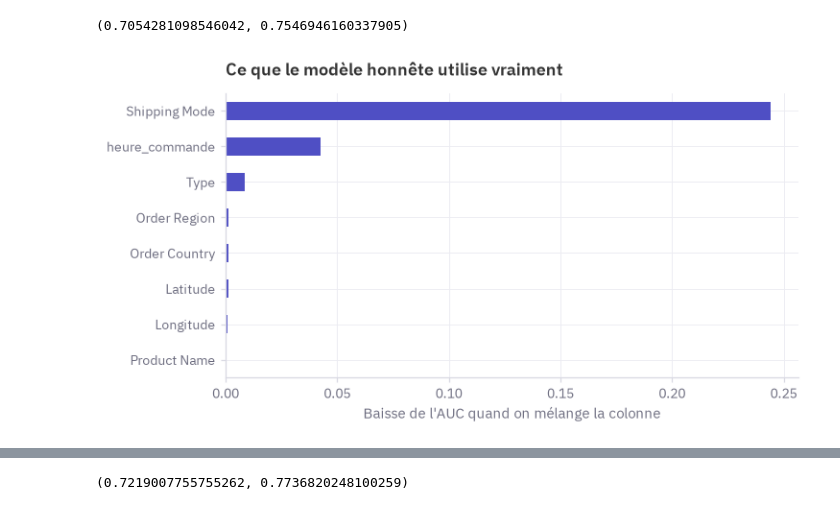
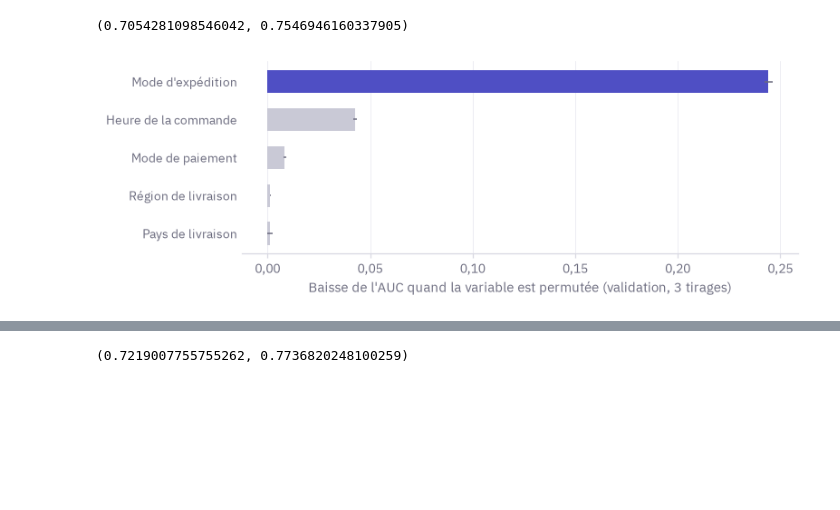
Before and after one commit to akrambouznad789-cyber/roadmap-ia, a Jupyter notebook: projets/P1-boosting-validation/P1_boosting_validation.ipynb, the cells around one changed output, grey strips where cells are left out. Drawn from its saved outputs; the diff is of its cells as text; code cells hidden in the pictures; blank space fills up the shorter version.

Commit message:
P1 : figures claires et sombres, README restructuré, environnement figé

```diff
--- a/projets/P1-boosting-validation/P1_boosting_validation.ipynb
+++ b/projets/P1-boosting-validation/P1_boosting_validation.ipynb
@@ -165,35 +169,48 @@ for numero, colonne in enumerate(colonnes_candidates, start=1):
 36 heure_commande
 # %%
 colonnes_qui_fuient = ["Delivery Status", "Days for shipping (real)", "Order Status"]
-colonnes_honnetes = [c for c in colonnes_candidates if c not in colonnes_qui_fuient]
+colonnes_sans_fuite = [c for c in colonnes_candidates if c not in colonnes_qui_fuient]
 
-variables_honnetes = variables[colonnes_honnetes]
-modele_honnete = HistGradientBoostingClassifier(categorical_features="from_dtype", random_state=0)
-modele_honnete.fit(variables_honnetes[est_entrainement], commandes.loc[est_entrainement, "Late_delivery_risk"])
+variables_sans_fuite = variables[colonnes_sans_fuite]
+modele_sans_fuite = HistGradientBoostingClassifier(categorical_features="from_dtype", random_state=0)
+modele_sans_fuite.fit(variables_sans_fuite[est_entrainement], commandes.loc[est_entrainement, "Late_delivery_risk"])
 
-probabilites_honnetes = modele_honnete.predict_proba(variables_honnetes[est_validation])[:, 1]
-accuracy_score(vraies_valeurs, probabilites_honnetes > 0.5), roc_auc_score(vraies_valeurs, probabilites_honnetes)
+probabilites_sans_fuite = modele_sans_fuite.predict_proba(variables_sans_fuite[est_validation])[:, 1]
+accuracy_score(vraies_valeurs, probabilites_sans_fuite > 0.5), roc_auc_score(vraies_valeurs, probabilites_sans_fuite)
 # %% [output]
 (0.7054281098546042, 0.7546946160337905)
 # %%
-from pathlib import Path
-import matplotlib.pyplot as plt
 from sklearn.inspection import permutation_importance
 
-Path("resultats").mkdir(exist_ok=True)
+importance = permutation_importance(
+    modele_sans_fuite, variables_sans_fuite[est_validation], vraies_valeurs,
+    scoring="roc_auc", n_repeats=3, random_state=0)
+importance_par_colonne = pd.Series(importance.importances_mean, index=colonnes_sans_fuite).sort_values()
 
-importance = permutation_importance(
-    modele_honnete, variables_honnetes[est_validation], vraies_valeurs,
-    scoring="roc_auc", n_repeats=3, random_state=0)
-importance_par_colonne = pd.Series(importance.importances_mean, index=colonnes_honnetes).sort_values()
+NOMS_LISIBLES = {"Shipping Mode": "Mode d'expédition", "heure_commande": "Heure de la commande", "Type": "Mode de paiement",
+                 "Order Region": "Région de livraison", "Order Country": "Pays de livraison", "Latitude": "Latitude du magasin",
+                 "Longitude": "Longitude du magasin", "Product Name": "Produit", "jour_semaine_commande": "Jour de la semaine",
+                 "mois_commande": "Mois de la commande", "Order City": "Ville de livraison"}
 
-axe = importance_par_colonne.tail(8).plot.barh(figsize=(7, 3.5))
-axe.set_xlabel("Baisse de l'AUC quand on mélange la colonne")
-axe.set_title("Ce que le modèle honnête utilise vraiment")
-plt.savefig("resultats/importance_variables.png", dpi=150, bbox_inches="tight")
-plt.show()
+
+def tracer_importance(couleurs):
+    premieres = importance_par_colonne.tail(5)
+    ecarts = pd.Series(importance.importances_std, index=colonnes_sans_fuite)[premieres.index]
+    teintes = [couleurs["neutre"]] * (len(premieres) - 1) + [couleurs["accent"]]
+    figure, axe = plt.subplots(figsize=(7.2, 2.5))
+    axe.barh([NOMS_LISIBLES.get(nom, nom) for nom in premieres.index], premieres.values, xerr=ecarts.values,
+             color=teintes, height=0.6, error_kw={"ecolor": couleurs["trait"], "elinewidth": 1, "capsize": 0})
+    axe.xaxis.set_major_formatter(en_francais(2))
+    axe.set_xlabel("Baisse de l'AUC quand la variable est permutée (validation, 3 tirages)")
+    axe.grid(axis="y", visible=False)
+    axe.spines["left"].set_visible(False)
+    axe.tick_params(axis="y", length=0)
+    return figure
+
+
+sauver_clair_et_sombre(tracer_importance, "resultats/importance_variables")
 # %% [output]
-[figure, old version]
+[figure, new version]
 # %%
 modele_courbe = HistGradientBoostingClassifier(categorical_features="from_dtype", random_state=0,
                                                max_iter=300, early_stopping=False)
```
Also changed, not shown: parts of 6 cells of this notebook, 15 other files.
